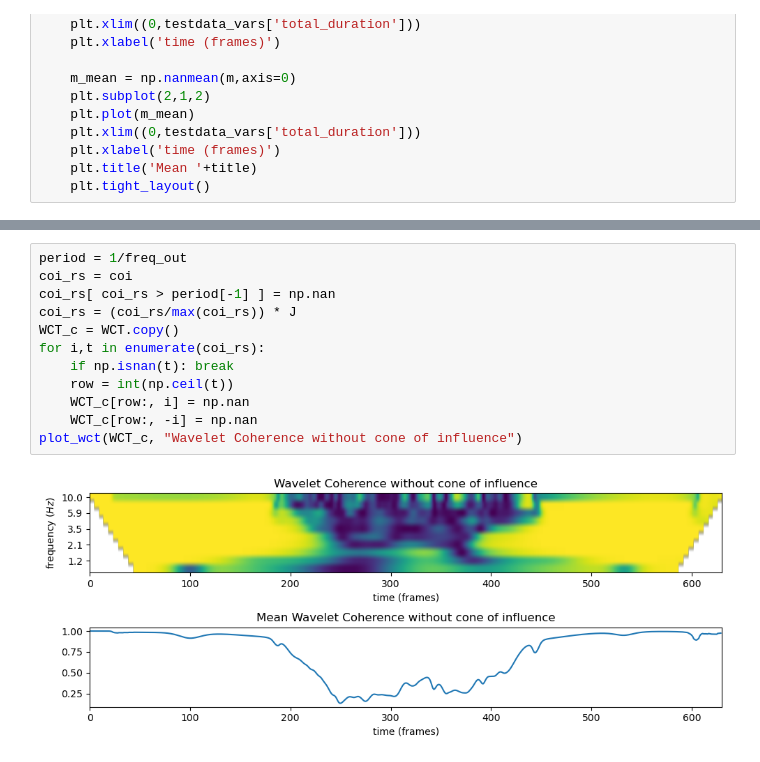
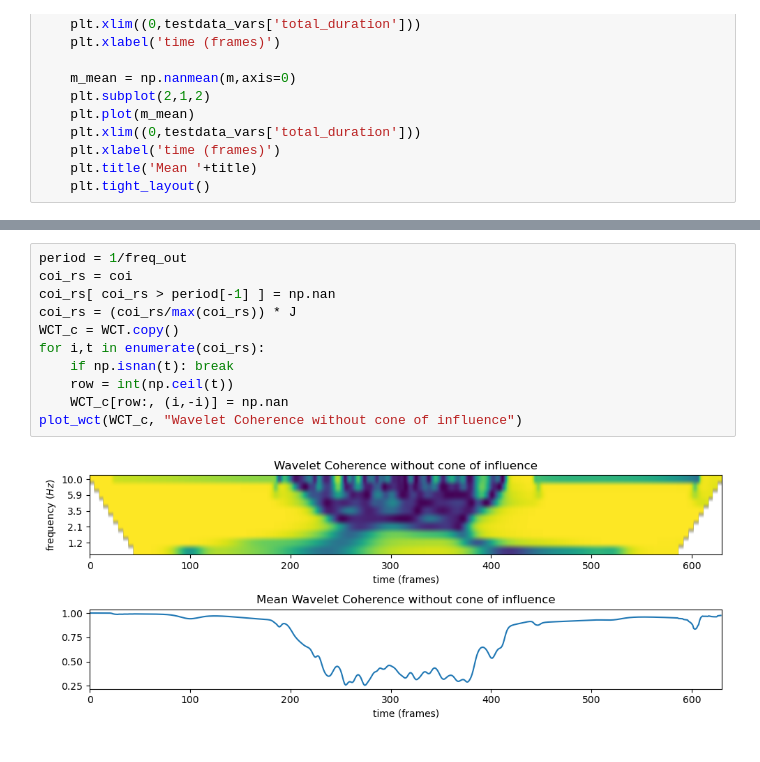
Before and after one commit to juigmend/python-miscellaneous, a Jupyter notebook: WCT_DEMO.ipynb, the cells around one changed output, grey strips where cells are left out. Cells and saved outputs as stored; diff of their text form.

```diff
--- a/WCT_DEMO.ipynb
+++ b/WCT_DEMO.ipynb
@@ -226,14 +226,13 @@ plot_wct(WCT, "Wavelet Coherence")
 # %%
 period = 1/freq_out
 coi_rs = coi
 coi_rs[ coi_rs > period[-1] ] = np.nan
 coi_rs = (coi_rs/max(coi_rs)) * J
 WCT_c = WCT.copy()
 for i,t in enumerate(coi_rs):
     if np.isnan(t): break
     row = int(np.ceil(t))
-    WCT_c[row:, i] = np.nan
-    WCT_c[row:, -i] = np.nan
+    WCT_c[row:, (i,-i)] = np.nan
 plot_wct(WCT_c, "Wavelet Coherence without cone of influence")
 # %% [output]
-[figure, old version]
+[figure, new version]
```
Also changed, not shown: parts of 2 cells of this notebook.
